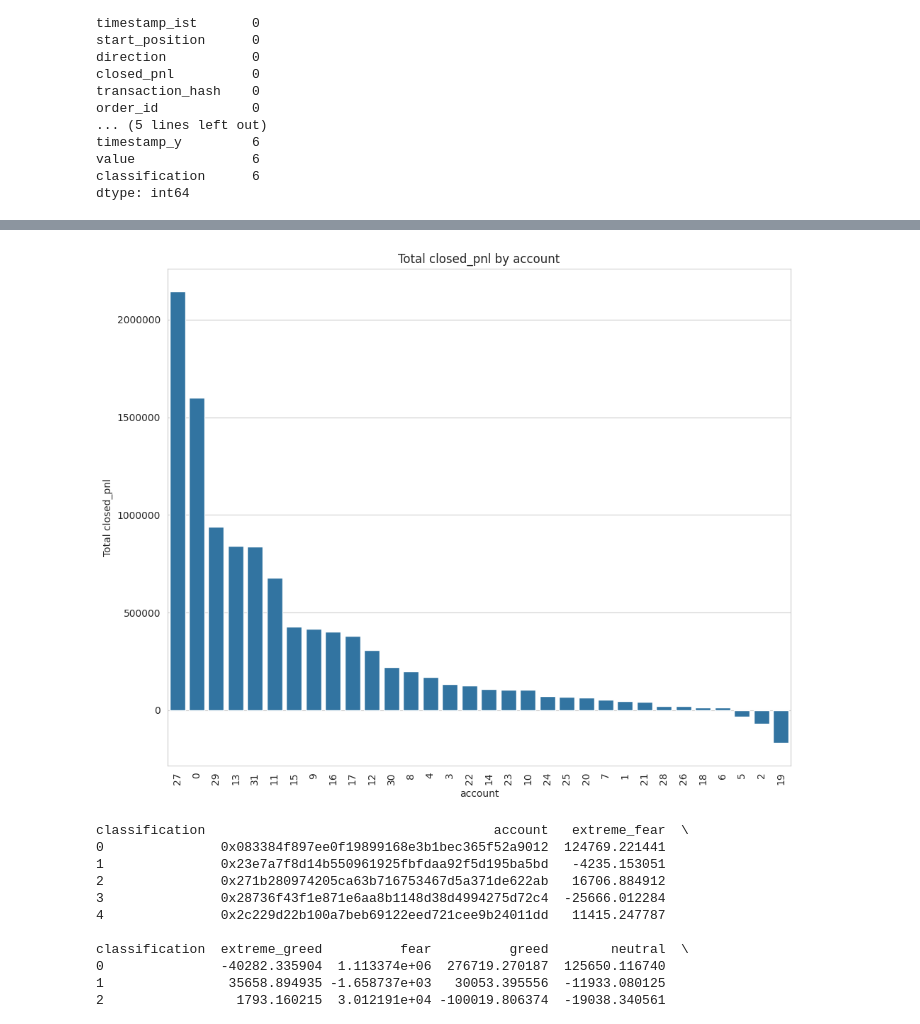
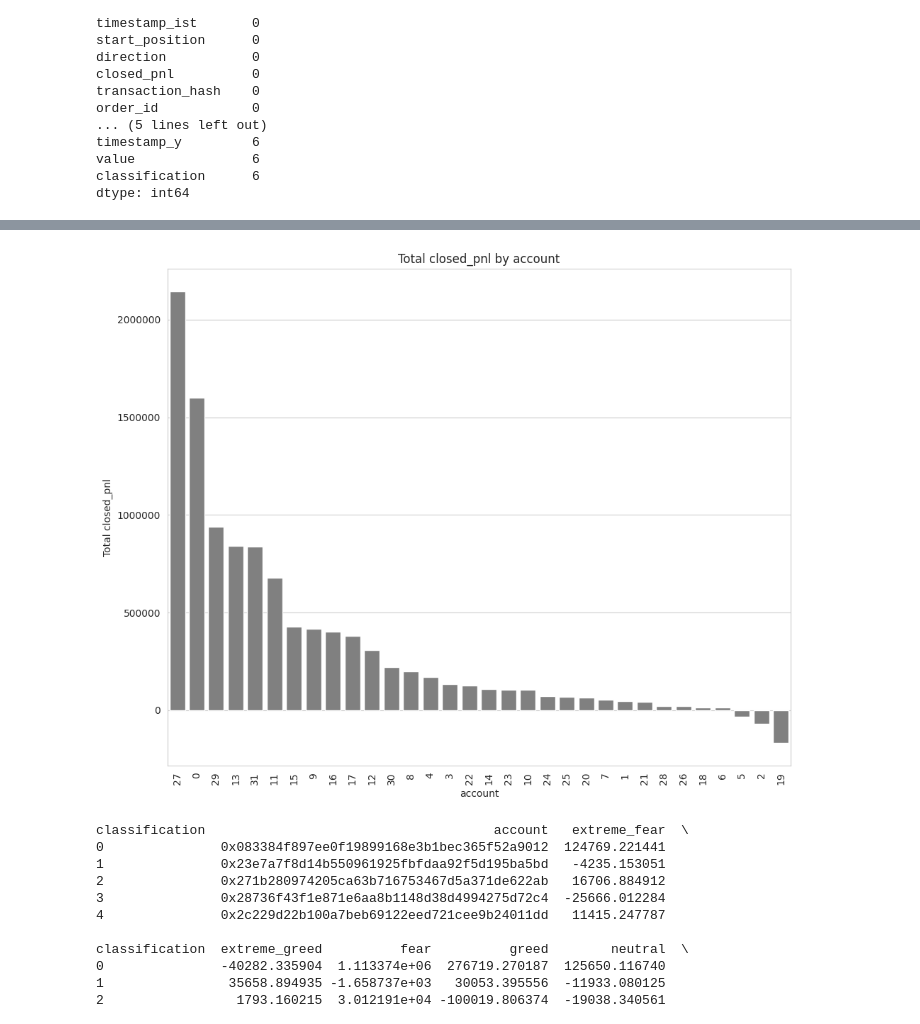
Before and after one commit to SaarthakJain01/Web3SpaceTask, a Jupyter notebook: DsTask.ipynb, the cells around one changed output, grey strips where cells are left out. Saved outputs shown, nothing was run; the diff lists cells and outputs as text; code cells hidden in the pictures.

```diff
--- a/DsTask.ipynb
+++ b/DsTask.ipynb
@@ -135,16 +135,16 @@ grouped_df_total = grouped_df_total.sort_values(by='closed_pnl', ascending=True)
 sns.set_style("whitegrid")
 # %%
 plt.figure(figsize=(10, 8))
-sns.barplot(x=grouped_df_total.index, y=grouped_df_total['closed_pnl'], order=grouped_df_total.sort_values('closed_pnl', ascending=False).index)
+sns.barplot(x=grouped_df_total.index, y=grouped_df_total['closed_pnl'], order=grouped_df_total.sort_values('closed_pnl', ascending=False).index, color='grey')
 plt.title('Total closed_pnl by account')
 plt.xlabel('account')
 plt.ylabel('Total closed_pnl')
 plt.xticks(rotation=90)
 plt.ticklabel_format(style='plain', axis='y')
 plt.tight_layout()
 plt.show()
 # %% [output]
-[figure, old version]
+[figure, new version]
 # %%
 grouped_df=df.groupby(by=['account', 'classification'])['closed_pnl'].sum()
 grouped_df = grouped_df.unstack()
```
Also changed, not shown: parts of 7 cells of this notebook.
